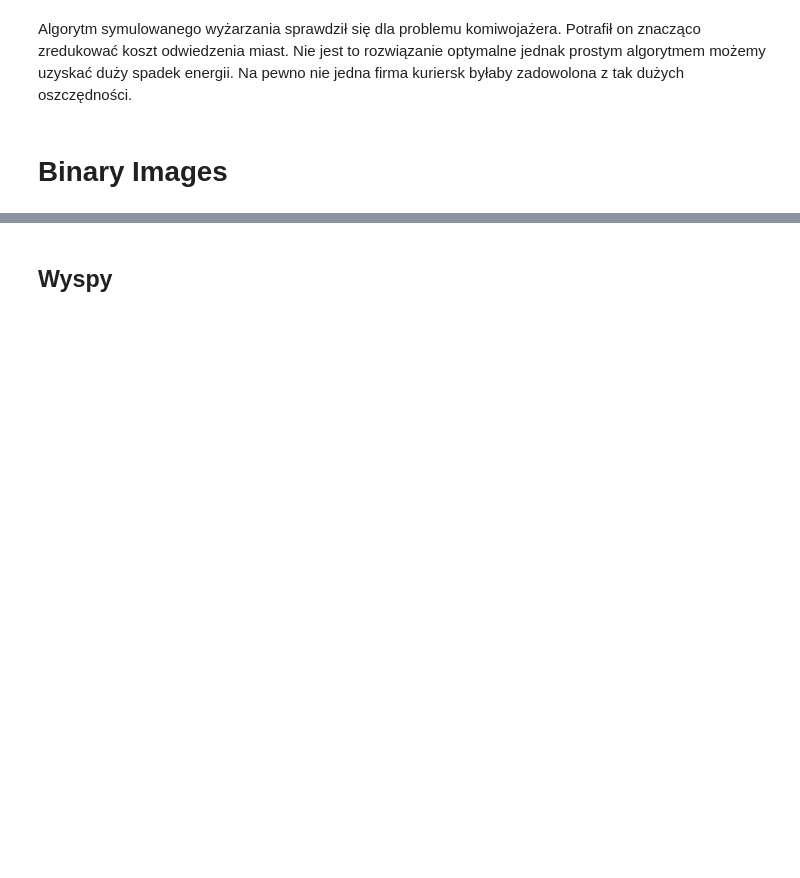
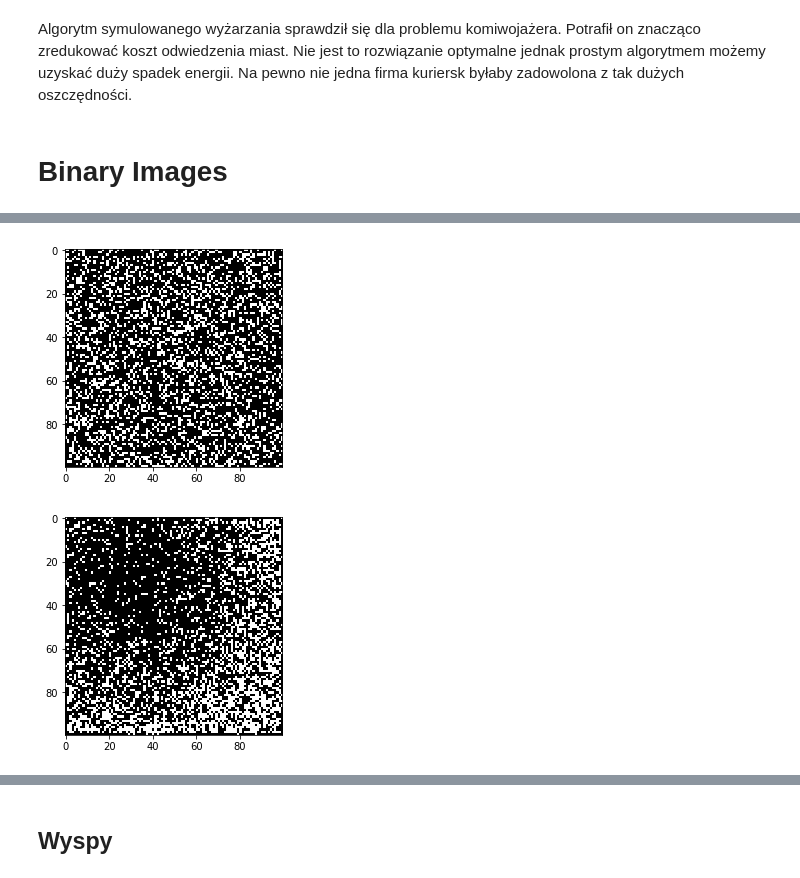
Before and after one commit to arkadiuss/computational-methods, a Jupyter notebook: lab4.ipynb, the cells around one changed output, grey strips where cells are left out. Drawn from its saved outputs; the diff is of its cells as text; code cells hidden in the pictures; blank space fills up the shorter version.

```diff
--- a/lab4.ipynb
+++ b/lab4.ipynb
@@ -208,0 +237,5 @@ def generate(E, p=0.2):
+# %%
+generate(E_center, p=0.7, name="center07")
+# %% [output]
+[figure, added]
+[figure, added]
```
Also changed, not shown: parts of 24 cells of this notebook, 4 other files.
